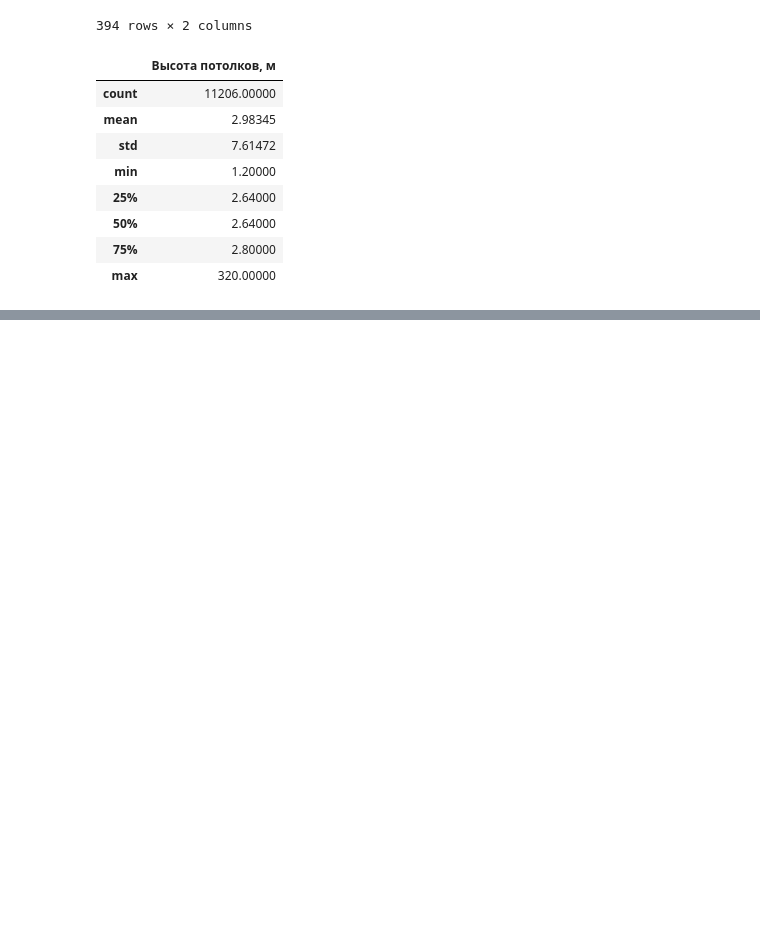
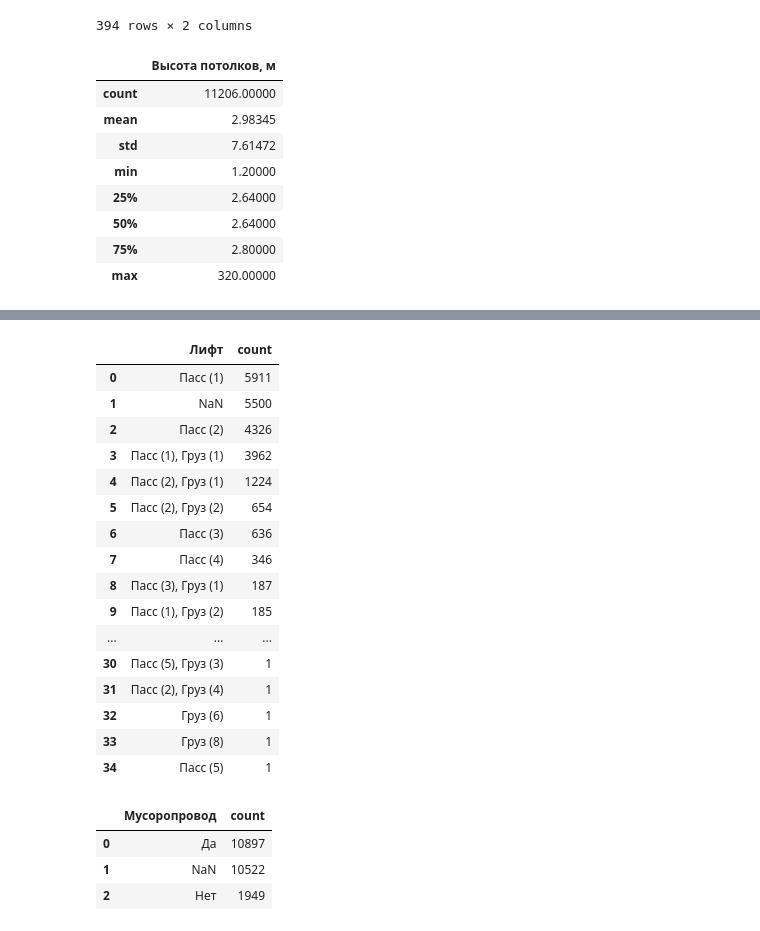
Before and after one commit to Proseccovna/Project1, a Jupyter notebook: release1.ipynb, the cells around one changed output, grey strips where cells are left out. Saved outputs shown, nothing was run; the diff lists cells and outputs as text; code cells hidden in the pictures; blank space fills up the shorter version.

```diff
--- a/release1.ipynb
+++ b/release1.ipynb
@@ -396,0 +413,33 @@ df[['Высота потолков, м']].describe()
+# %%
+df['Лифт'].value_counts(dropna=False).reset_index()
+
+# ситуация схожая с санузлами,только под NaN можно предположить отсутствие лифта.
+# можно заменить значениями суммирующими общее количество лифтов в доме (и пассажирских и грузовых) и проверить корреляцию
+# %% [output]
+|  | Лифт | count |
+| 0 | Пасс (1) | 5911 |
+| 1 | NaN | 5500 |
+| 2 | Пасс (2) | 4326 |
+| 3 | Пасс (1), Груз (1) | 3962 |
+| 4 | Пасс (2), Груз (1) | 1224 |
+| 5 | Пасс (2), Груз (2) | 654 |
+| 6 | Пасс (3) | 636 |
+| 7 | Пасс (4) | 346 |
+| 8 | Пасс (3), Груз (1) | 187 |
+| 9 | Пасс (1), Груз (2) | 185 |
+| ... | ... | ... |
+| 30 | Пасс (5), Груз (3) | 1 |
+| 31 | Пасс (2), Груз (4) | 1 |
+| 32 | Груз (6) | 1 |
+| 33 | Груз (8) | 1 |
+| 34 | Пасс (5) | 1 |
+# %%
+df['Мусоропровод'].value_counts(dropna=False).reset_index()
+
+# предположительно наличие мусоропровода должно влиять. более половины значений пропущено
+# примем, что да - 2, нет - 1 или nan - 0. проверим корреляцию и далее будем делать выводы, использовать ли в конечном релизе.
+# %% [output]
+|  | Мусоропровод | count |
+| 0 | Да | 10897 |
+| 1 | NaN | 10522 |
+| 2 | Нет | 1949 |
```
Also changed, not shown: parts of 2 cells of this notebook.
